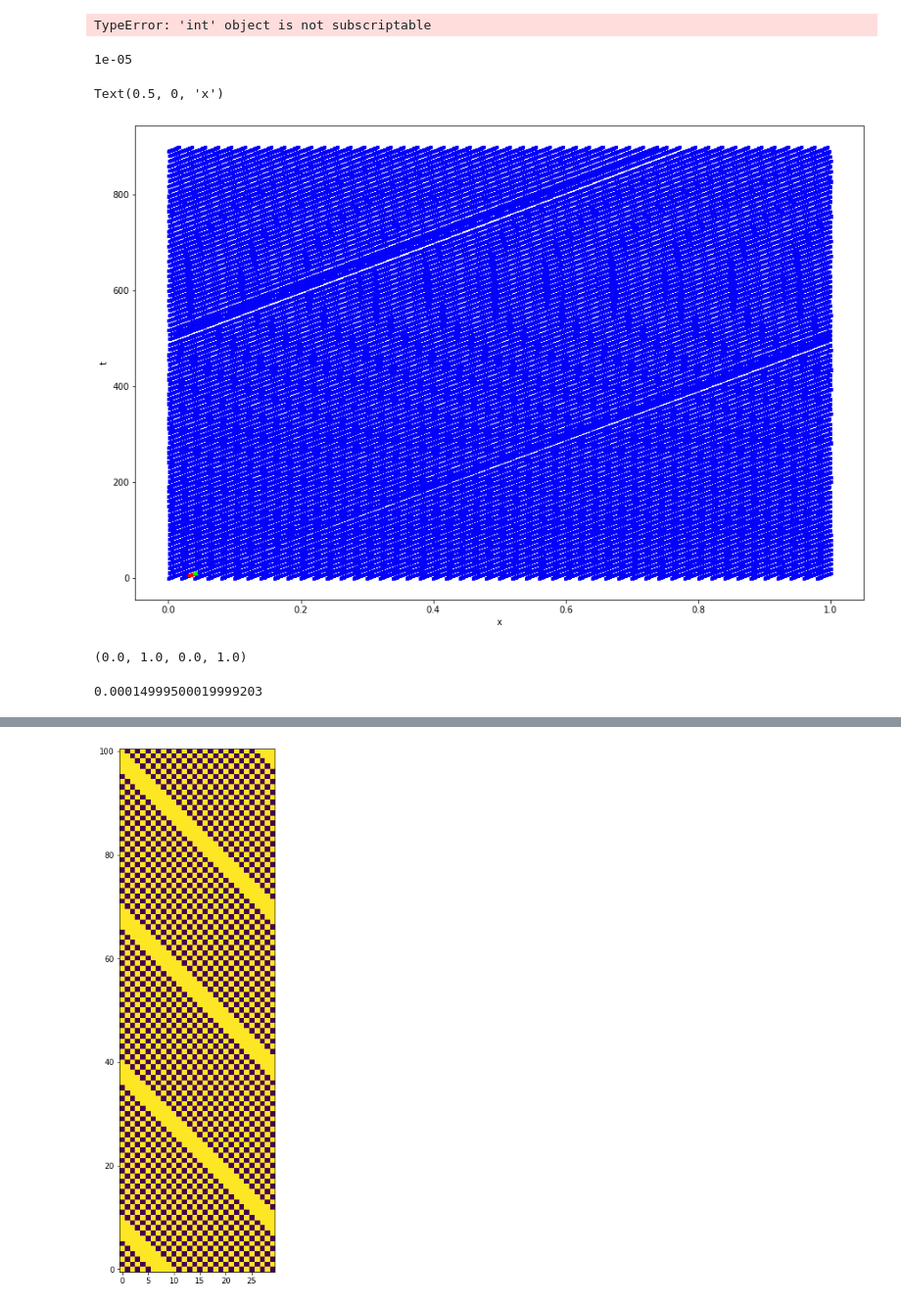
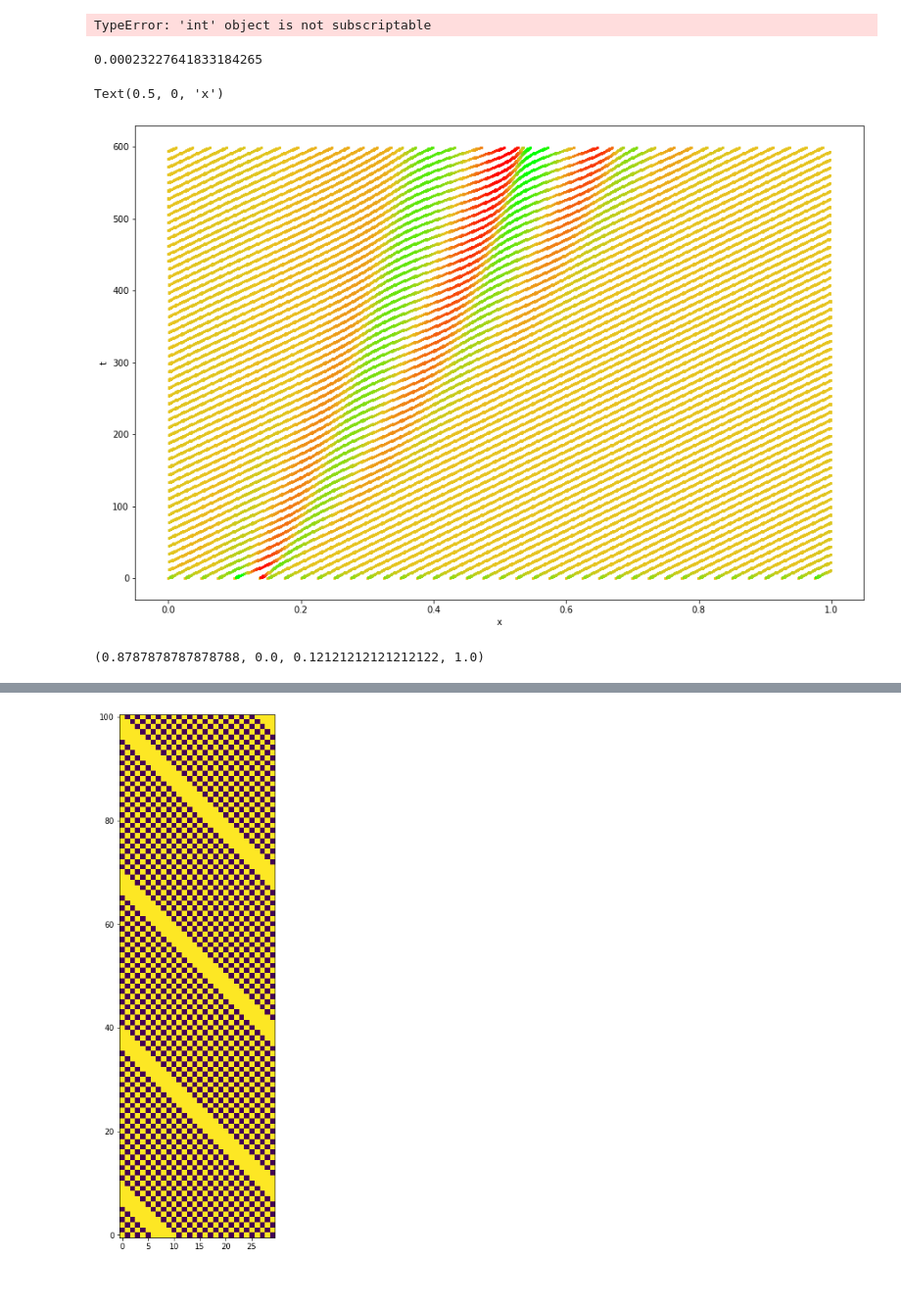
Before and after one commit to malcolmmaas/traffic, a Jupyter notebook: model.ipynb, the cells around one changed output, grey strips where cells are left out. Shown at 98% size. Cells and saved outputs as stored; diff of their text form; code cells hidden in the pictures.

```diff
--- a/model.ipynb
+++ b/model.ipynb
@@ -343,7 +358,7 @@ import matplotlib.pyplot as plt
 plot_x = []
 plot_y = []
 trajectories = []
-for i in range(5*N):
+for i in range(10*N):
     trajectories.append([[],[]])
 for t,t_x in enumerate(time_series):
     for i,car in enumerate(t_x):
@@ -363,6 +378,6 @@ plt.rcParams['figure.figsize'] = (15,10)
 # plt.scatter(plot_x, plot_y, marker='s')
 plt.ylabel('t')
 plt.xlabel('x')
-# plt.ylim(0,30)
+# plt.ylim(150,300)
 # %% [output]
 Text(0.5, 0, 'x')
@@ -370,4 +384,0 @@ Text(0.5, 0, 'x')
-# %%
-for t in trajectories:
-    if t[0][-1] < t[0][0]:
-        print(t)
@@ -398,38 +401,42 @@ plt.xlabel('x')
 TypeError: 'int' object is not subscriptable
 # %%
 from matplotlib.colors import LinearSegmentedColormap
-colors = [(1, 0, 0), (0, 0, 1), (0, 1, 0)]  # R -> B -> G
+colors = [(1, 0, 0), (232/255, 195/255, 32/255), (0, 1, 0)]  # R -> B -> G
 cmap = LinearSegmentedColormap.from_list(name='bruh', colors=colors, N=100)
 
 max_b = max([max([abs(y['b']) for y in x]) for x in time_series])
 print(max_b)
-b_upper_bound = max_b
-b_lower_bound = max_b
+b_upper_bound = .0001
+b_lower_bound = .0001
+# b_upper_bound = max_b
+# b_lower_bound = max_b
 
 plot_x = []
 plot_y = []
 plot_c = []
 for t,t_x in enumerate(time_series):
     for i,c in enumerate(t_x):
         plot_x.append(c['x']%L)
         plot_y.append(t)
 #         plot_c.append(c['b'])
-        plot_c.append((c['b']+b_lower_bound)/b_upper_bound*2)
+        b_val = (c['b']+b_lower_bound)/(b_upper_bound*2)
+        if b_val > 1:
+            plot_c.append(1)
+        elif b_val < 0:
+            plot_c.append(0)
+        else:
+            plot_c.append(b_val)
 
 plt.rcParams['figure.figsize'] = (15,10)
-plt.scatter(plot_x, plot_y, marker='s', c=plot_c, s=10, cmap=cmap)
+plt.scatter(plot_x, plot_y, marker='s', c=plot_c, s=5, cmap=cmap)
 plt.ylabel('t')
 plt.xlabel('x')
-# plt.ylim(0,30)
+# plt.ylim(700,800)
 # %% [output]
-1e-05
+0.00023227641833184265
 Text(0.5, 0, 'x')
-[figure, old version]
+[figure, new version]
 # %%
-cmap(.999)
+cmap(6)
 # %% [output]
-(0.0, 1.0, 0.0, 1.0)
+(0.8787878787878788, 0.0, 0.12121212121212122, 1.0)
-# %%
-max_b
-# %% [output]
-0.00014999500019999203
```
Also changed, not shown: parts of 5 cells of this notebook.
